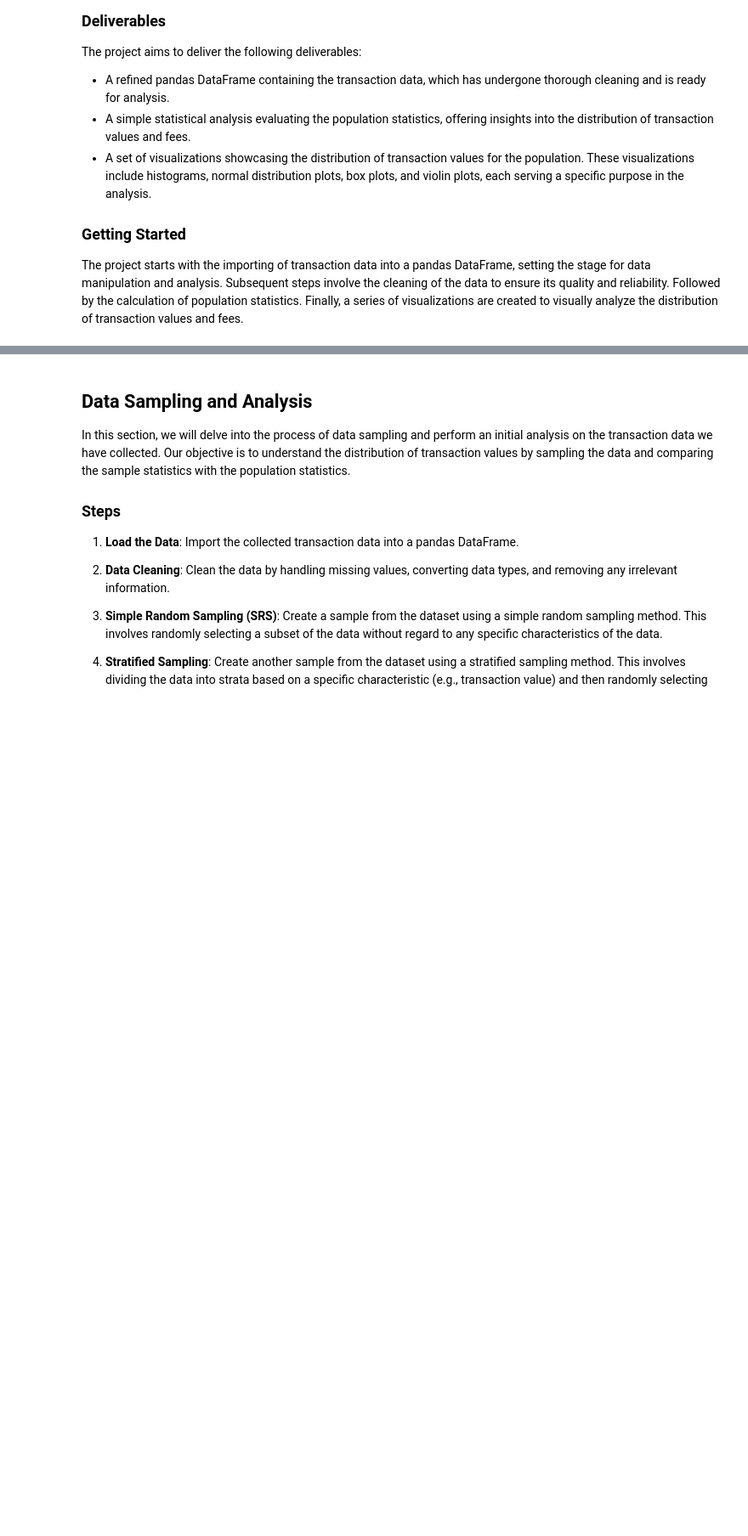
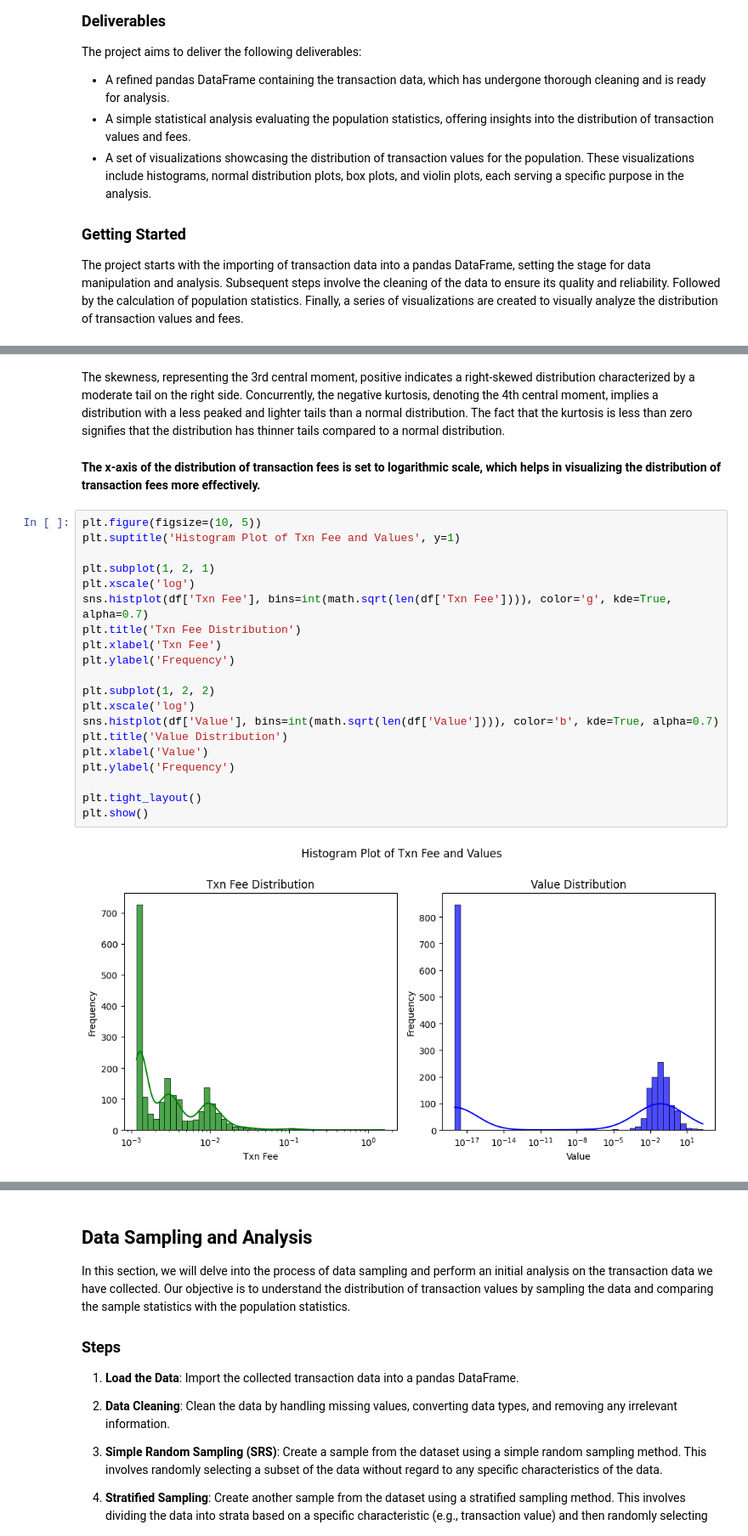
Before and after one commit to tisiphonee/DataS, a Jupyter notebook: CA0.ipynb, the cells around one changed output, grey strips where cells are left out. Shown: that part at 85% size. Drawn from its saved outputs; the diff is of its cells as text; blank space fills up the shorter version.

```diff
--- a/CA0.ipynb
+++ b/CA0.ipynb
@@ -98,0 +275,26 @@ The project starts with the importing of transaction data into a pandas DataFram
+# %% [markdown]
+The skewness, representing the 3rd central moment, positive indicates a right-skewed distribution characterized by a moderate tail on the right side. Concurrently, the negative kurtosis, denoting the 4th central moment, implies a distribution with a less peaked and lighter tails than a normal distribution. The fact that the kurtosis is less than zero signifies that the distribution has thinner tails compared to a normal distribution.
+# %% [markdown]
+**The x-axis of the distribution of transaction fees is set to logarithmic scale, which helps in visualizing the distribution of transaction fees more effectively.**
+# %%
+plt.figure(figsize=(10, 5))
+plt.suptitle('Histogram Plot of Txn Fee and Values', y=1)
+
+plt.subplot(1, 2, 1)
+plt.xscale('log')
+sns.histplot(df['Txn Fee'], bins=int(math.sqrt(len(df['Txn Fee']))), color='g', kde=True, alpha=0.7)
+plt.title('Txn Fee Distribution')
+plt.xlabel('Txn Fee')
+plt.ylabel('Frequency')
+
+plt.subplot(1, 2, 2)
+plt.xscale('log')
+sns.histplot(df['Value'], bins=int(math.sqrt(len(df['Value']))), color='b', kde=True, alpha=0.7)
+plt.title('Value Distribution')
+plt.xlabel('Value')
+plt.ylabel('Frequency')
+
+plt.tight_layout()
+plt.show()
+# %% [output]
+[figure, added]
```
Also changed, not shown: parts of 35 cells of this notebook.
